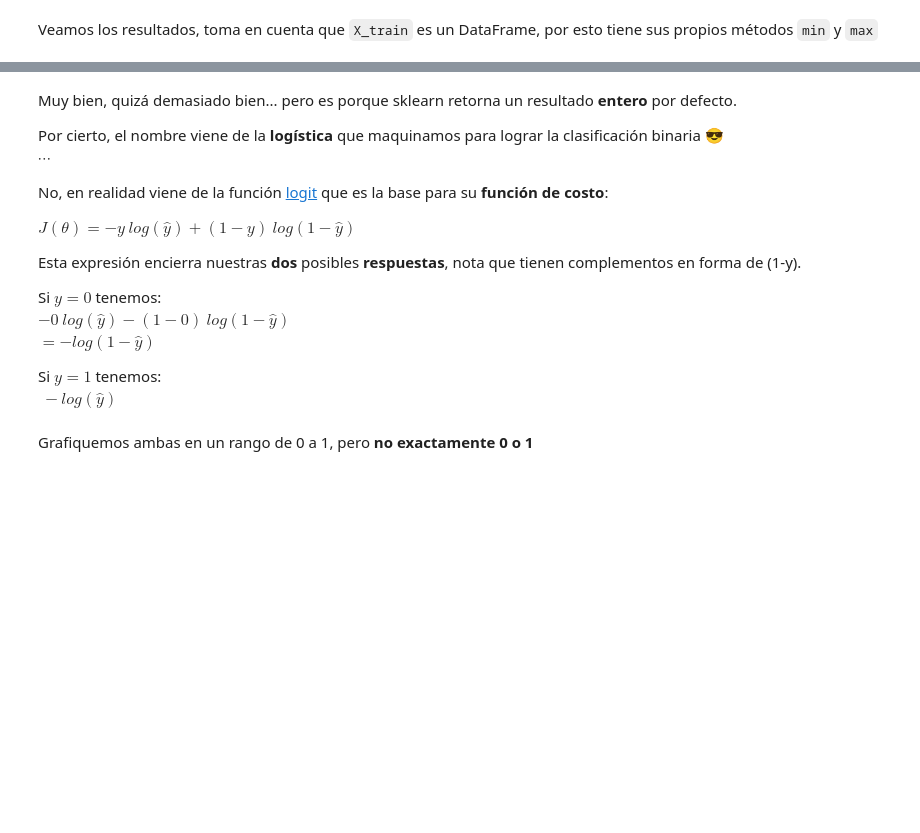
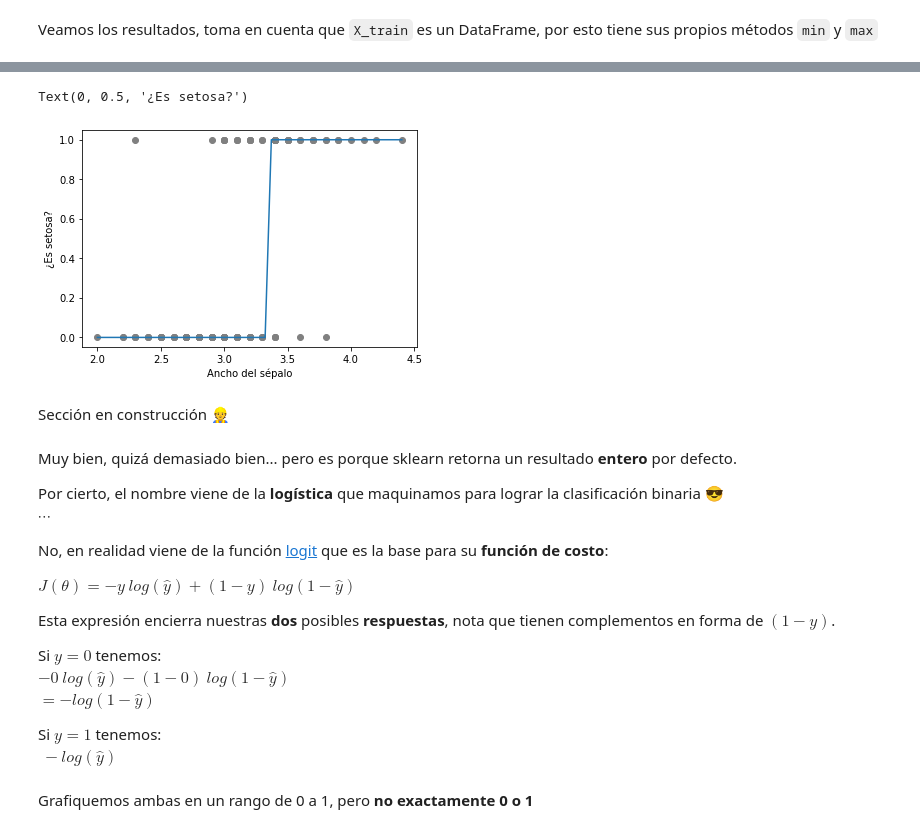
Before and after one commit to pablonoya/zigzag-ml, a Jupyter notebook: 8_Clasificacion.ipynb, the cells around one changed output, grey strips where cells are left out. Drawn from its saved outputs; the diff is of its cells as text; code cells hidden in the pictures; blank space fills up the shorter version.

```diff
--- a/8_Clasificacion.ipynb
+++ b/8_Clasificacion.ipynb
@@ -101,16 +140,21 @@ De todo esto se encargará `LogisticRegressor` de sklearn, pero este modelo espe
 # %%
 from sklearn.linear_model import LogisticRegression
 
-model = LogisticRegression()
-model.fit(X_train, y_train.to_numpy().reshape(-1))
+model_logistic = LogisticRegression()
+model_logistic.fit(X_train, y_train.values.reshape(-1, 1))
 
 xpoints = np.linspace(X_train.min(), X_train.max(), num=50)
-ypoints = model.predict(xpoints)
+ypoints = model_logistic.predict(xpoints.reshape(-1, 1))
 
 plt.scatter(X_train, y_train, color="gray")
 plt.plot(xpoints, ypoints)
 plt.xlabel("Ancho del sépalo")
 plt.ylabel("¿Es setosa?")
+# %% [output]
+Text(0, 0.5, '¿Es setosa?')
+[figure, added]
+# %% [markdown]
+Sección en construcción 👷
 # %% [markdown]
 Muy bien, quizá demasiado bien... pero es porque sklearn retorna un resultado **entero** por defecto.
 
@@ -121,7 +165,7 @@ No, en realidad viene de la función [logit](https://es.wikipedia.org/wiki/Logit
 
 $J(\theta) = -y\ log(\hat{y}) + (1-y)\ log(1 - \hat{y})$
 
-Esta expresión encierra nuestras **dos** posibles **respuestas**, nota que tienen complementos en forma de (1-y).
+Esta expresión encierra nuestras **dos** posibles **respuestas**, nota que tienen complementos en forma de $(1-y)$.
 
 Si $y=0$ tenemos:
 $-0\ log(\hat{y}) - (1-0)\ log(1 - \hat{y})$
```
Also changed, not shown: parts of 14 cells of this notebook, 4 other files.
